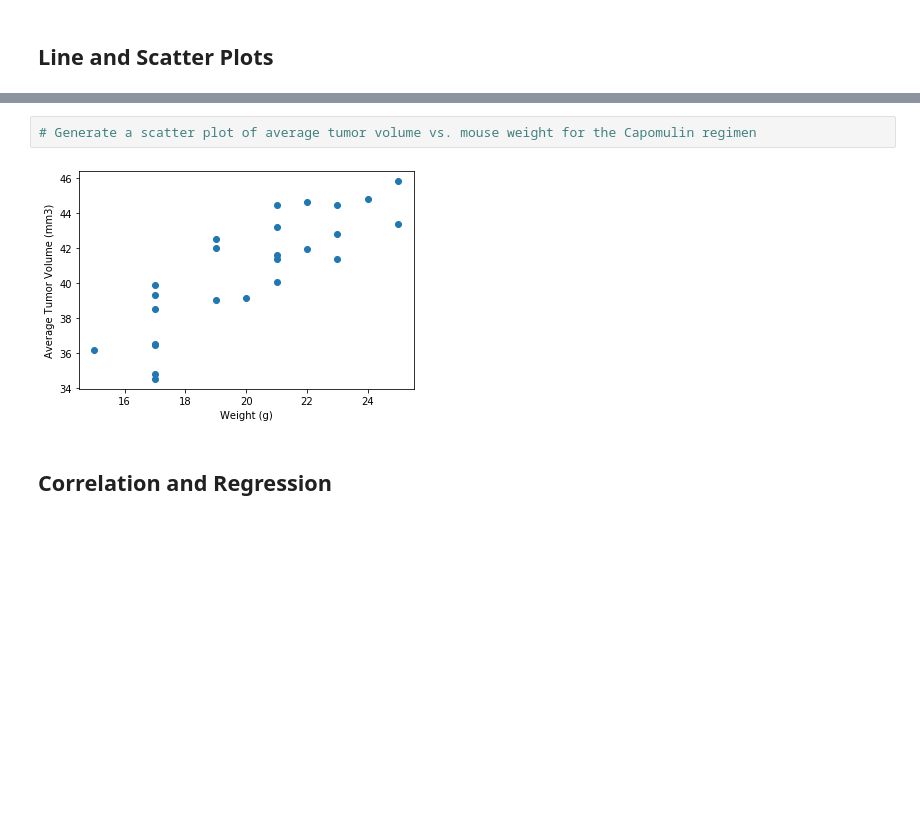
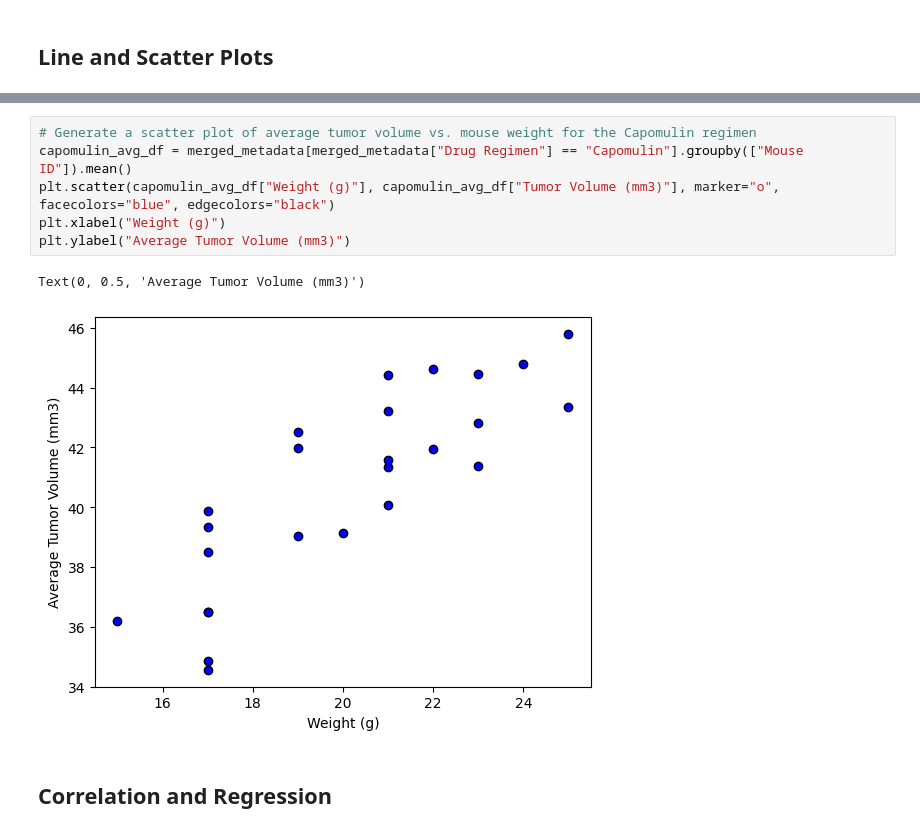
Before and after one commit to Minh1327/Data-Visualisation---Challenge, a Jupyter notebook: Pymaceuticals/main.ipynb, the cells around one changed output, grey strips where cells are left out. Drawn from its saved outputs; the diff is of its cells as text; blank space fills up the shorter version.

```diff
--- a/Pymaceuticals/main.ipynb
+++ b/Pymaceuticals/main.ipynb
@@ -248,6 +292,11 @@ Ceftamin's potential outliers: Series([], Name: Tumor Volume (mm3), dtype: float
 # %%
 # Generate a scatter plot of average tumor volume vs. mouse weight for the Capomulin regimen
+capomulin_avg_df = merged_metadata[merged_metadata["Drug Regimen"] == "Capomulin"].groupby(["Mouse ID"]).mean()
+plt.scatter(capomulin_avg_df["Weight (g)"], capomulin_avg_df["Tumor Volume (mm3)"], marker="o", facecolors="blue", edgecolors="black")
+plt.xlabel("Weight (g)")
+plt.ylabel("Average Tumor Volume (mm3)")
 # %% [output]
+Text(0, 0.5, 'Average Tumor Volume (mm3)')
-[figure, old version]
+[figure, new version]
 # %% [markdown]
 ## Correlation and Regression
```
Also changed, not shown: parts of 18 cells of this notebook, 1 other file.
